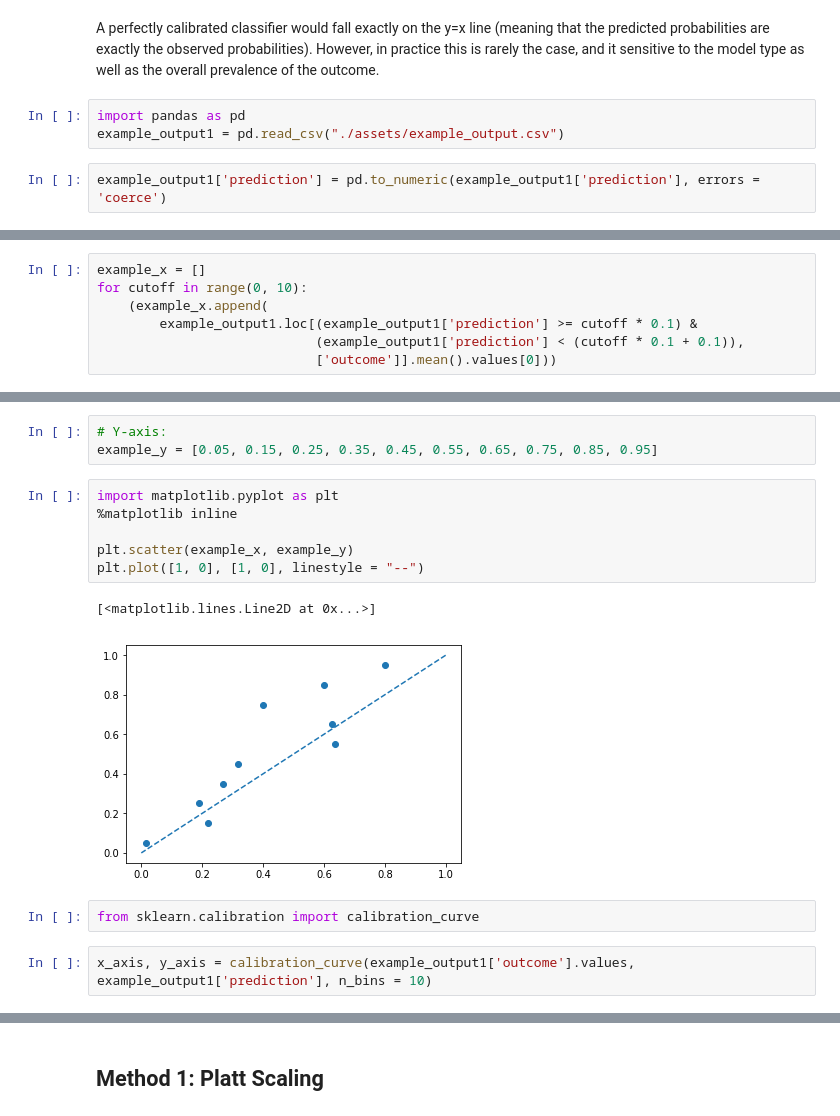
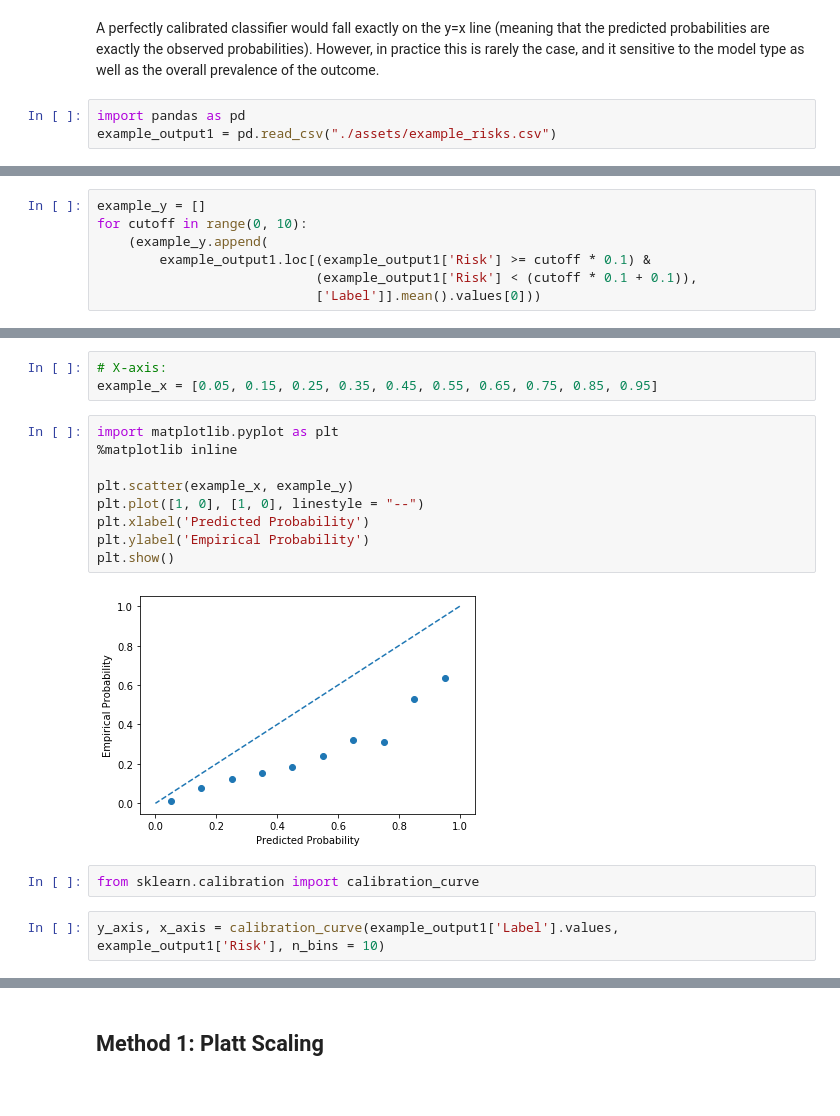
Before and after one commit to 292295456/model_assessment_calibration, a Jupyter notebook: Model Calibration.ipynb, the cells around one changed output, grey strips where cells are left out. Drawn from its saved outputs; the diff is of its cells as text.

```diff
--- a/Model Calibration.ipynb
+++ b/Model Calibration.ipynb
@@ -22,7 +22,5 @@ The easiest way to assess whether or not a model is well-calibrated is to use a
 A perfectly calibrated classifier would fall exactly on the y=x line (meaning that the predicted probabilities are exactly the observed probabilities). However, in practice this is rarely the case, and it sensitive to the model type as well as the overall prevalence of the outcome.
 # %%
 import pandas as pd
-example_output1 = pd.read_csv("./assets/example_output.csv")
+example_output1 = pd.read_csv("./assets/example_risks.csv")
-# %%
-example_output1['prediction'] = pd.to_numeric(example_output1['prediction'], errors = 'coerce')
 # %%
@@ -30,8 +28,8 @@ example_output1['prediction'] = pd.to_numeric(example_output1['prediction'], err
 # For each decile, find the proportion of outcomes that are positive (1)
 # %%
-example_x = []
+example_y = []
 for cutoff in range(0, 10):
-    (example_x.append(
-        example_output1.loc[(example_output1['prediction'] >= cutoff * 0.1) &
-                            (example_output1['prediction'] < (cutoff * 0.1 + 0.1)),
-                            ['outcome']].mean().values[0]))
+    (example_y.append(
+        example_output1.loc[(example_output1['Risk'] >= cutoff * 0.1) &
+                            (example_output1['Risk'] < (cutoff * 0.1 + 0.1)),
+                            ['Label']].mean().values[0]))
@@ -51,19 +49,21 @@ example_x
 # %%
-# Y-axis:
-example_y = [0.05, 0.15, 0.25, 0.35, 0.45, 0.55, 0.65, 0.75, 0.85, 0.95]
+# X-axis:
+example_x = [0.05, 0.15, 0.25, 0.35, 0.45, 0.55, 0.65, 0.75, 0.85, 0.95]
 # %%
 import matplotlib.pyplot as plt
 %matplotlib inline
 
 plt.scatter(example_x, example_y)
 plt.plot([1, 0], [1, 0], linestyle = "--")
+plt.xlabel('Predicted Probability')
+plt.ylabel('Empirical Probability')
+plt.show()
 # %% [output]
-[<matplotlib.lines.Line2D at 0x...>]
-[figure, old version]
+[figure, new version]
 # %%
 from sklearn.calibration import calibration_curve
 # %%
-x_axis, y_axis = calibration_curve(example_output1['outcome'].values, example_output1['prediction'], n_bins = 10)
+y_axis, x_axis = calibration_curve(example_output1['Label'].values, example_output1['Risk'], n_bins = 10)
 # %%
 plt.scatter(x_axis, y_axis)
 plt.plot([1,0], [1,0], linestyle = "--", color = "orange")
```
Also changed, not shown: parts of 17 cells of this notebook, 2 other files.
